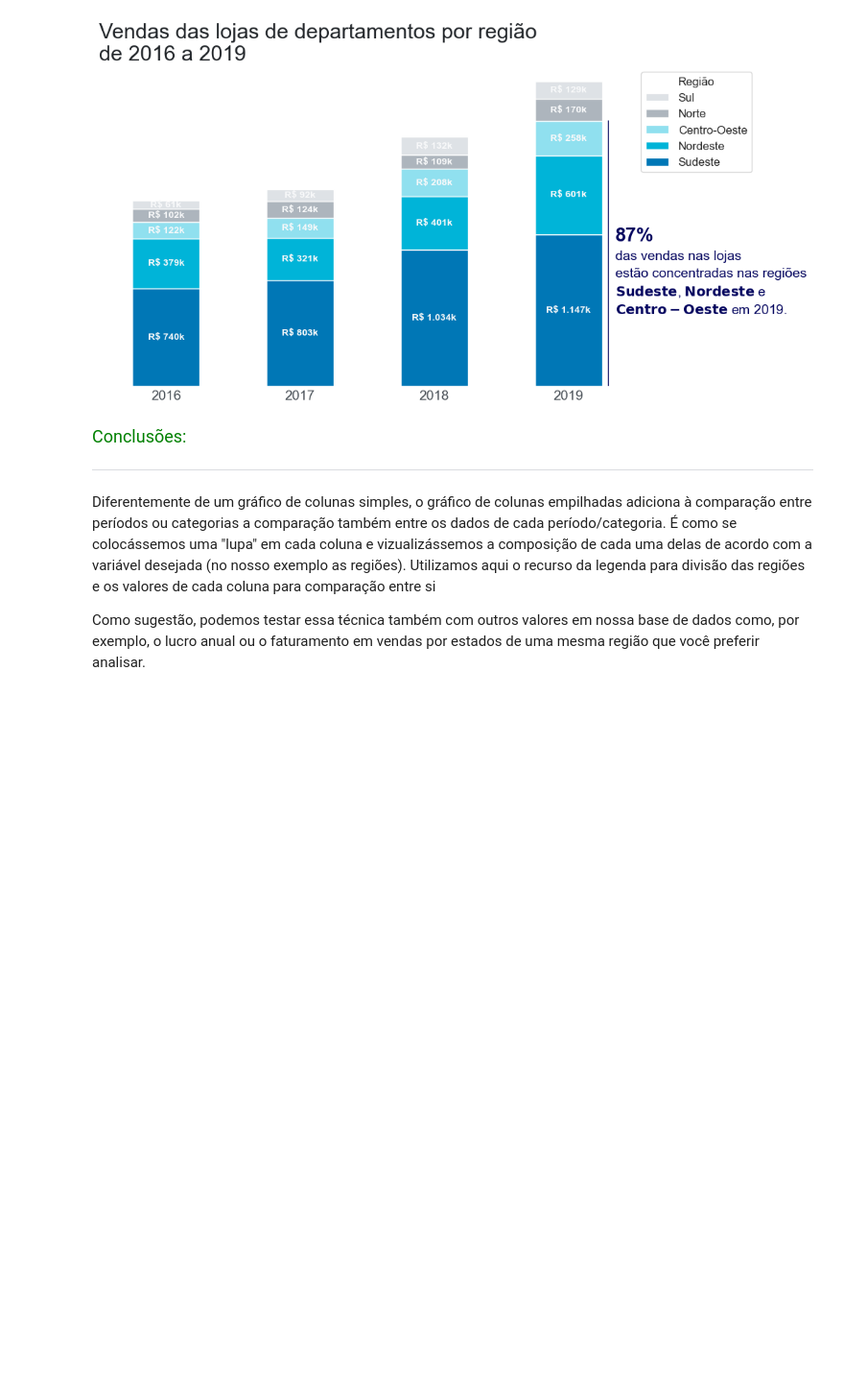
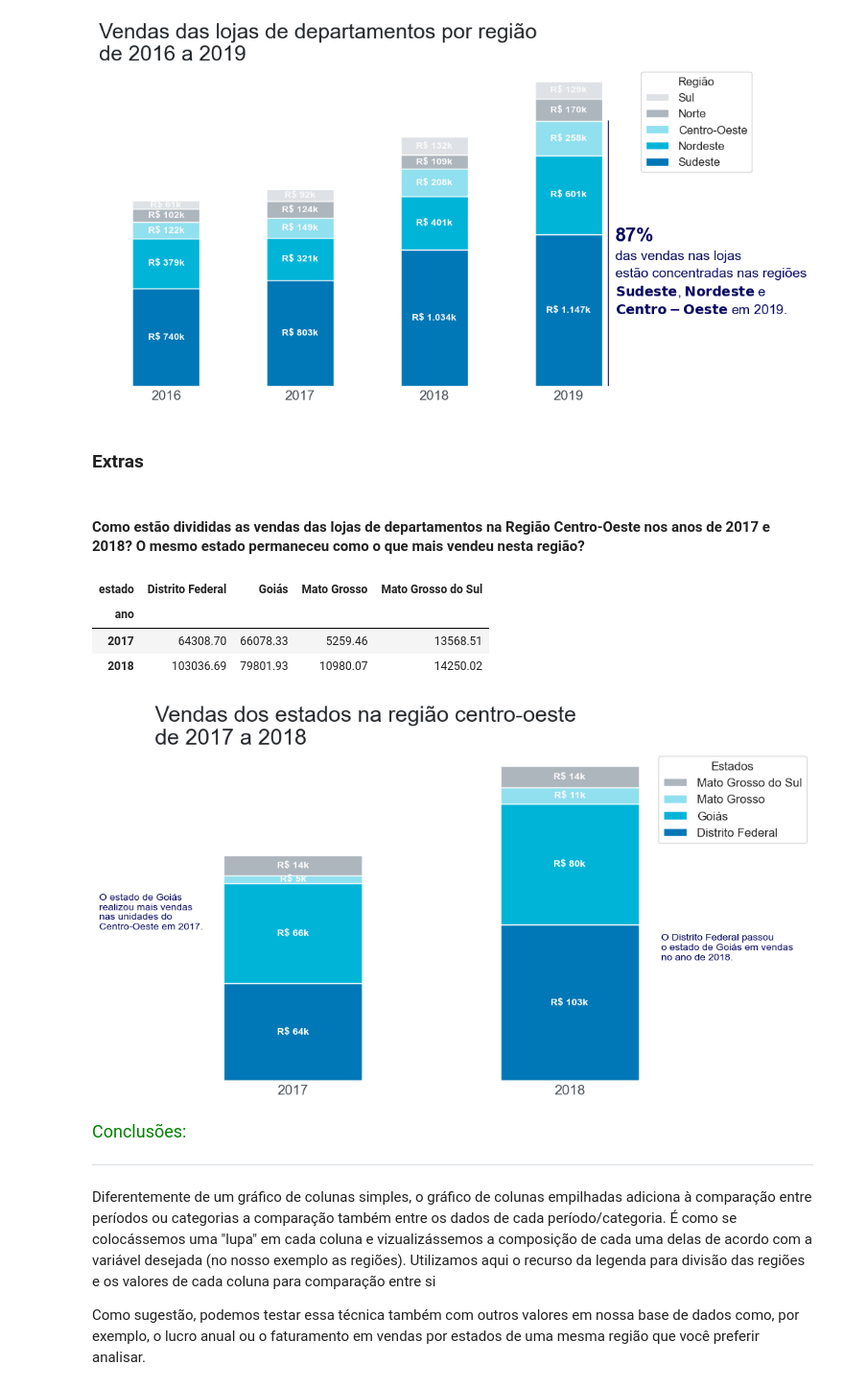
Before and after one commit to ledsouza/dataviz_vendas_lojas, a Jupyter notebook: Dataviz_ Gráficos.ipynb, the cells around one changed output. Shown at 96% size. Saved outputs shown, nothing was run; the diff lists cells and outputs as text; code cells hidden in the pictures; blank space fills up the shorter version.

```diff
--- a/Dataviz_ Gráficos.ipynb
+++ b/Dataviz_ Gráficos.ipynb
@@ -647,6 +647,65 @@ ax.axvline(x = 3.3, ymin = 0, ymax = 0.83, color = AZUL1, linewidth = 1.2)
 fig = ax.get_figure()
 # %% [output]
 [figure]
+# %% [markdown]
+### Extras
+# %% [markdown]
+#### Como estão divididas as vendas das lojas de departamentos na Região Centro-Oeste nos anos de 2017 e 2018? O mesmo estado permaneceu como o que mais vendeu nesta região?
+# %%
+# Criar a tabela com as lojas de departamentos na região centro-oeste nos anos de 2017 e 2018
+vendas_centro_oeste = vendas.copy()
+vendas_centro_oeste['ano'] = vendas_centro_oeste['data_pedido'].dt.year
+vendas_centro_oeste = vendas_centro_oeste.query('regiao == "Centro-Oeste" and ano >= 2017 and ano <= 2018')[['estado', 'vendas', 'ano']]
+# Criando uma tabela cruzada (crosstab) com os valores de venda de cada ano por região
+vendas_centro_oeste = pd.crosstab(index = vendas_centro_oeste.ano, columns = vendas_centro_oeste.estado,
+                         values = vendas_centro_oeste.vendas, aggfunc = "sum")
+vendas_centro_oeste
+# %% [output]
+| estado | Distrito Federal | Goiás | Mato Grosso | Mato Grosso do Sul |
+| ano |  |  |  |  |
+| 2017 | 64308.70 | 66078.33 | 5259.46 | 13568.51 |
+| 2018 | 103036.69 | 79801.93 | 10980.07 | 14250.02 |
+# %%
+## Gerando a função para criar o gráfico de barras
+
+def grafico_vendas_centro_oeste():
+  # Definindo as cores do gráfico
+  cores = [AZUL2, AZUL3, AZUL4, CINZA3, CINZA4]
+
+  # Gerando o gráfico de colunas empilhadas
+  ax = vendas_centro_oeste.plot(kind="bar", stacked=True, figsize=(10,6), color = cores)
+
+  # Personalizando o gráfico
+  ax.set_title('Vendas dos estados na região centro-oeste\nde 2017 a 2018', loc='left', fontsize=22, color = CINZA1)
+  ax.set_xlabel('')
+  ax.set_ylabel('')
+  ax.set_yticklabels([])
+  ax.xaxis.set_tick_params(labelsize=14, labelcolor = CINZA2, rotation = 0)
+  ax.set_frame_on(False)
+
+  # remover todos os ticks do eixo x e y
+  ax.tick_params(axis="both", which ="both", length=0)
+
+  # Personalizando a legenda
+  handles, labels = ax.get_legend_handles_labels()
+  ax.legend(handles[::-1], labels[::-1], bbox_to_anchor=(0.9,1), title= "Estados", title_fontsize = 12, fontsize = 12)
+
+  # Adicionando os valores
+  for container in ax.containers:
+    labels = [f'R$ {valor.get_height()/1000:,.0f}k'.replace(",",".") for valor in container]
+    ax.bar_label(container, label_type="center", labels = labels, size = 10, color = CINZA5, fontweight = "bold")
+
+  # Anotando uma conclusão no gráfico
+  ax.text(-0.7, 1e5, 'O estado de Goiás\nrealizou mais vendas\nnas unidades do\nCentro-Oeste em 2017.',
+          fontsize=10, linespacing=1.2, color=AZUL1)
+  ax.text(1.33, 8e4, 'O Distrito Federal passou\no estado de Goiás em vendas\nno ano de 2018.',
+          fontsize=10, linespacing=1.2, color=AZUL1)
+
+  return ax
+
+ax = grafico_vendas_centro_oeste()
+# %% [output]
+[figure, added]
 # %% [markdown]
 <font color=green size=4> Conclusões: </font>
 
```
Also changed, not shown: parts of 4 cells of this notebook.
